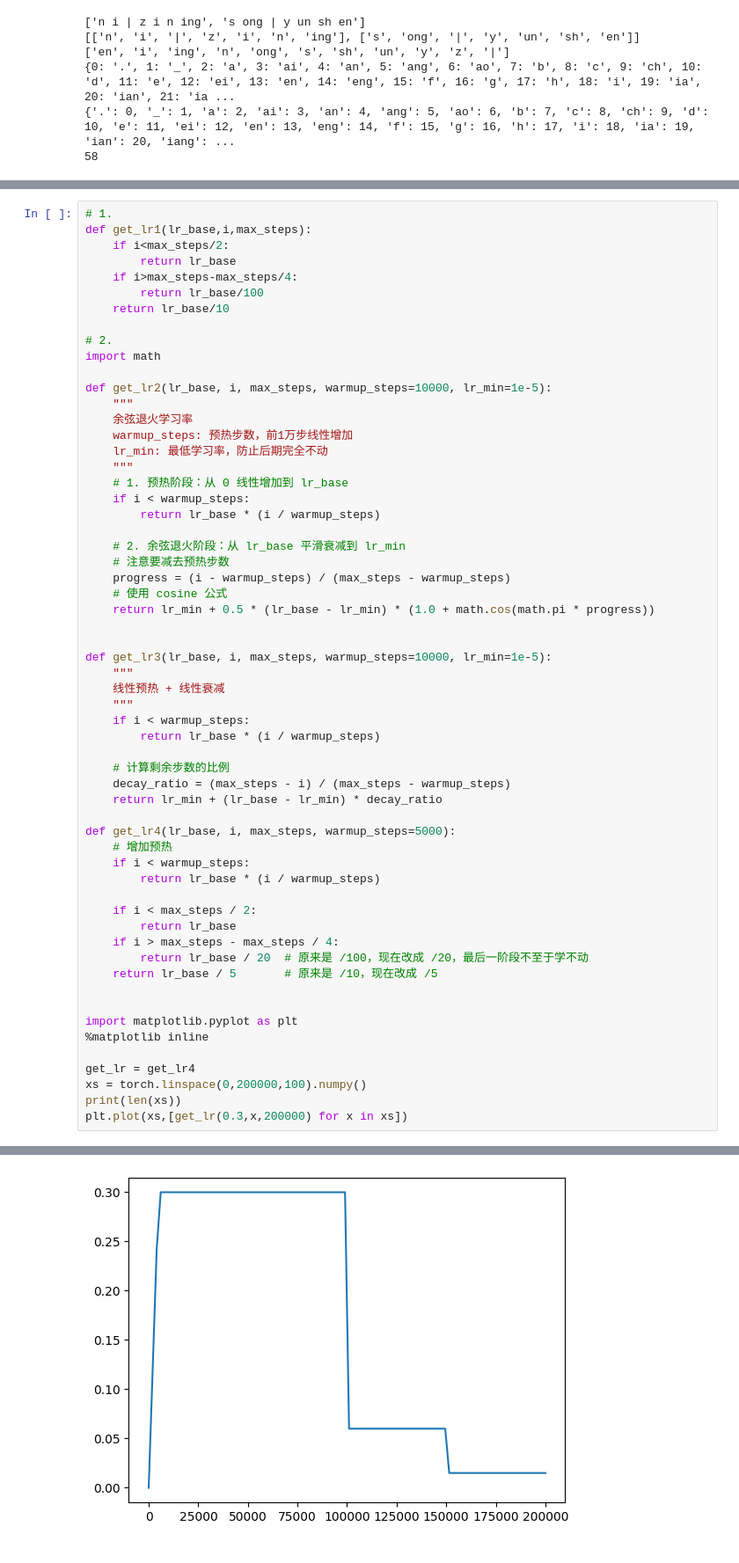
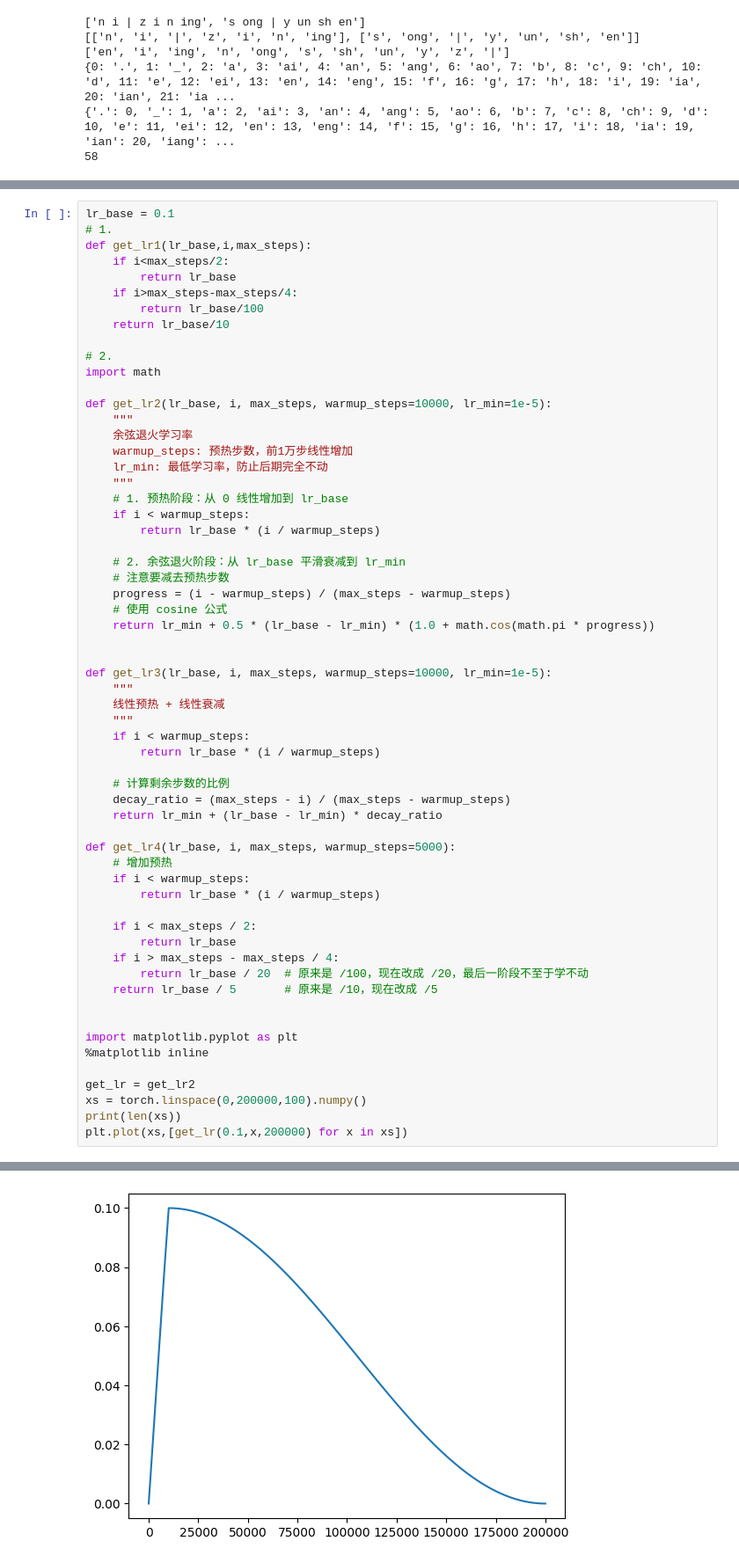
Before and after one commit to ZHQI-China/PytorchProjs, a Jupyter notebook: 00.XuanHuanNameGenerator/mlp3.ipynb, the cells around one changed output, grey strips where cells are left out. Shown at 88% size. Saved outputs shown, nothing was run; the diff lists cells and outputs as text.

```diff
--- a/00.XuanHuanNameGenerator/mlp3.ipynb
+++ b/00.XuanHuanNameGenerator/mlp3.ipynb
@@ -108,6 +115,7 @@ for p in parameters:
     p.requires_grad = True
 lr_base = 0.3
 # %%
+lr_base = 0.1
 # 1.
 def get_lr1(lr_base,i,max_steps):
     if i<max_steps/2:
@@ -140,36 +148,36 @@ def get_lr3(lr_base, i, max_steps, warmup_steps=10000, lr_min=1e-5):
     """
     线性预热 + 线性衰减
     """
     if i < warmup_steps:
         return lr_base * (i / warmup_steps)
 
     # 计算剩余步数的比例
     decay_ratio = (max_steps - i) / (max_steps - warmup_steps)
     return lr_min + (lr_base - lr_min) * decay_ratio
 
 def get_lr4(lr_base, i, max_steps, warmup_steps=5000):
     # 增加预热
     if i < warmup_steps:
         return lr_base * (i / warmup_steps)
 
     if i < max_steps / 2:
         return lr_base
     if i > max_steps - max_steps / 4:
         return lr_base / 20  # 原来是 /100，现在改成 /20，最后一阶段不至于学不动
     return lr_base / 5       # 原来是 /10，现在改成 /5
 
 
 import matplotlib.pyplot as plt
 %matplotlib inline
 
-get_lr = get_lr4
+get_lr = get_lr2
 xs = torch.linspace(0,200000,100).numpy()
 print(len(xs))
-plt.plot(xs,[get_lr(0.3,x,200000) for x in xs])
+plt.plot(xs,[get_lr(0.1,x,200000) for x in xs])
 # %% [output]
 100
 [<matplotlib.lines.Line2D at 0x...>]
-[figure, old version]
+[figure, new version]
 # %%
 # train
 max_steps = 200000
```
Also changed, not shown: parts of 11 cells of this notebook, 6 other files.
